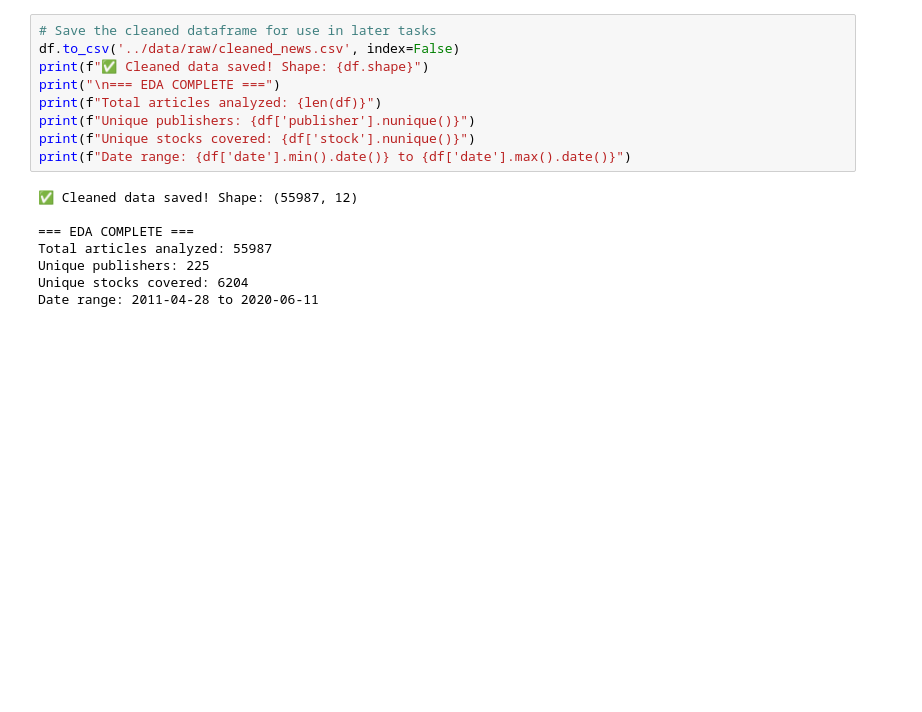
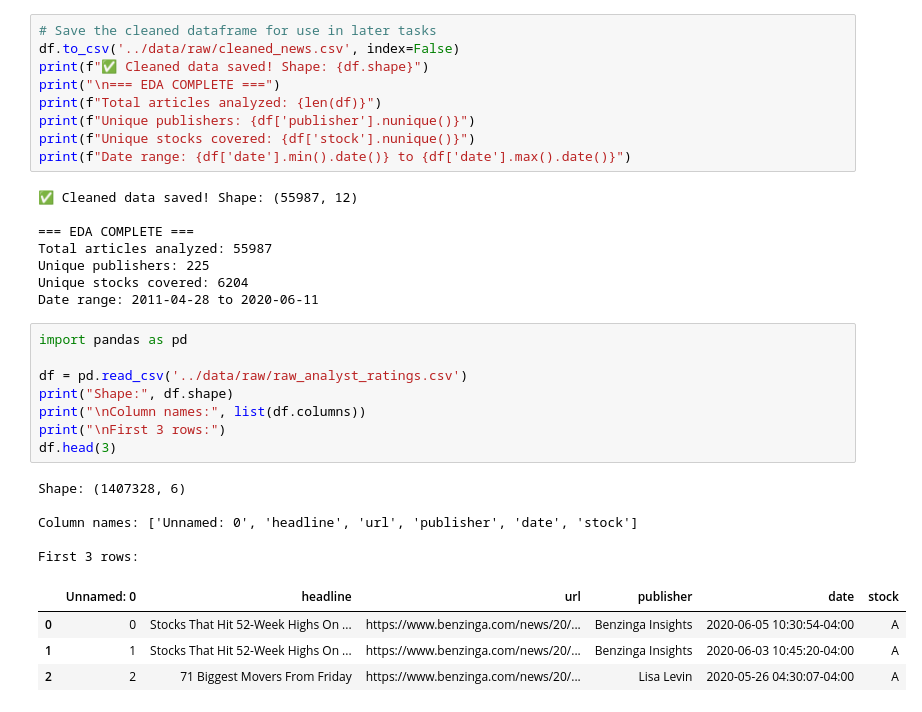
Before and after one commit to Samrawit-alemu/news-sentiment-analysis, a Jupyter notebook: notebooks/eda_analysis.ipynb, the cells around one changed output. Saved outputs shown, nothing was run; the diff lists cells and outputs as text; blank space fills up the shorter version.

```diff
--- a/notebooks/eda_analysis.ipynb
+++ b/notebooks/eda_analysis.ipynb
@@ -299,3 +300,21 @@ Total articles analyzed: 55987
 Unique publishers: 225
 Unique stocks covered: 6204
 Date range: 2011-04-28 to 2020-06-11
+# %%
+import pandas as pd
+
+df = pd.read_csv('../data/raw/raw_analyst_ratings.csv')
+print("Shape:", df.shape)
+print("\nColumn names:", list(df.columns))
+print("\nFirst 3 rows:")
+df.head(3)
+# %% [output]
+Shape: (1407328, 6)
+
+Column names: ['Unnamed: 0', 'headline', 'url', 'publisher', 'date', 'stock']
+
+First 3 rows:
+|  | Unnamed: 0 | headline | url | publisher | date | stock |
+| 0 | 0 | Stocks That Hit 52-Week Highs On ... | https://www.benzinga.com/news/20/... | Benzinga Insights | 2020-06-05 10:30:54-04:00 | A |
+| 1 | 1 | Stocks That Hit 52-Week Highs On ... | https://www.benzinga.com/news/20/... | Benzinga Insights | 2020-06-03 10:45:20-04:00 | A |
+| 2 | 2 | 71 Biggest Movers From Friday | https://www.benzinga.com/news/20/... | Lisa Levin | 2020-05-26 04:30:07-04:00 | A |
```
Also changed, not shown: parts of 1 cell of this notebook.
